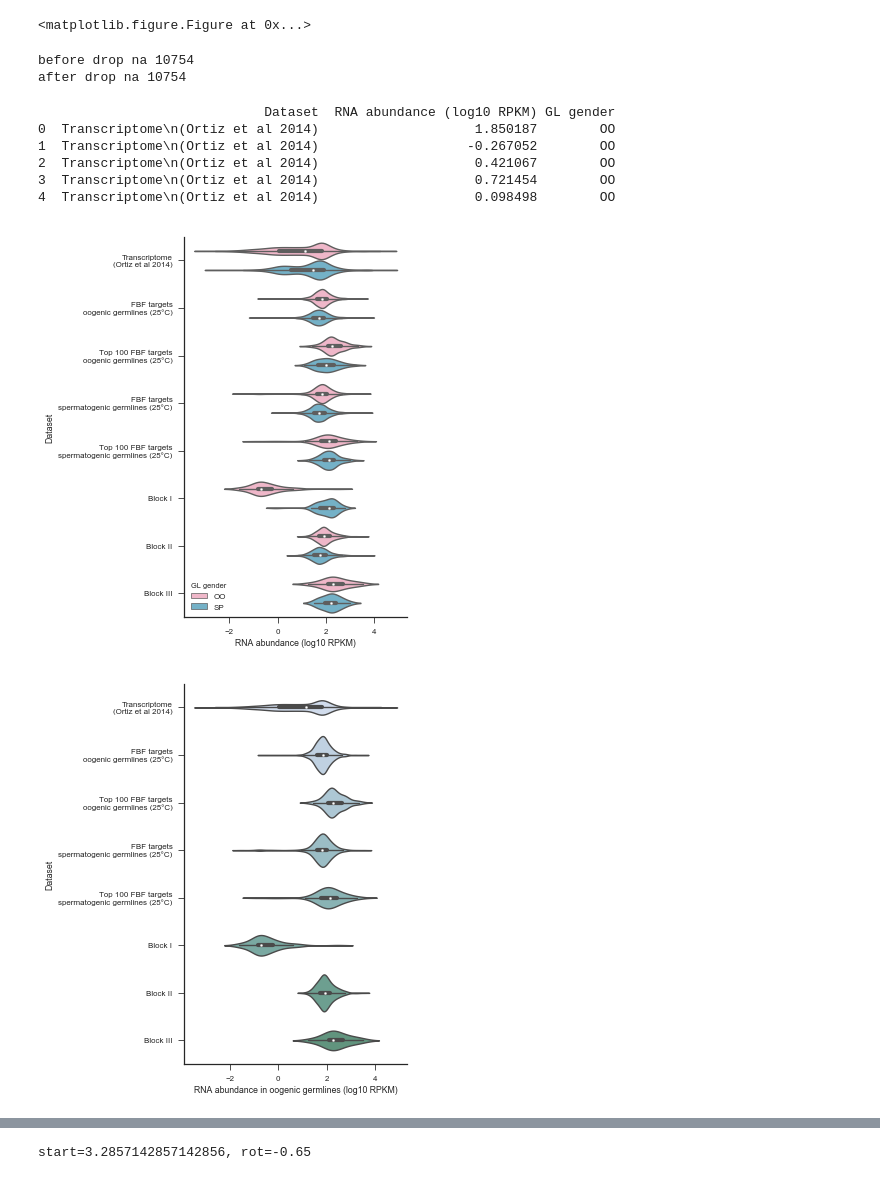
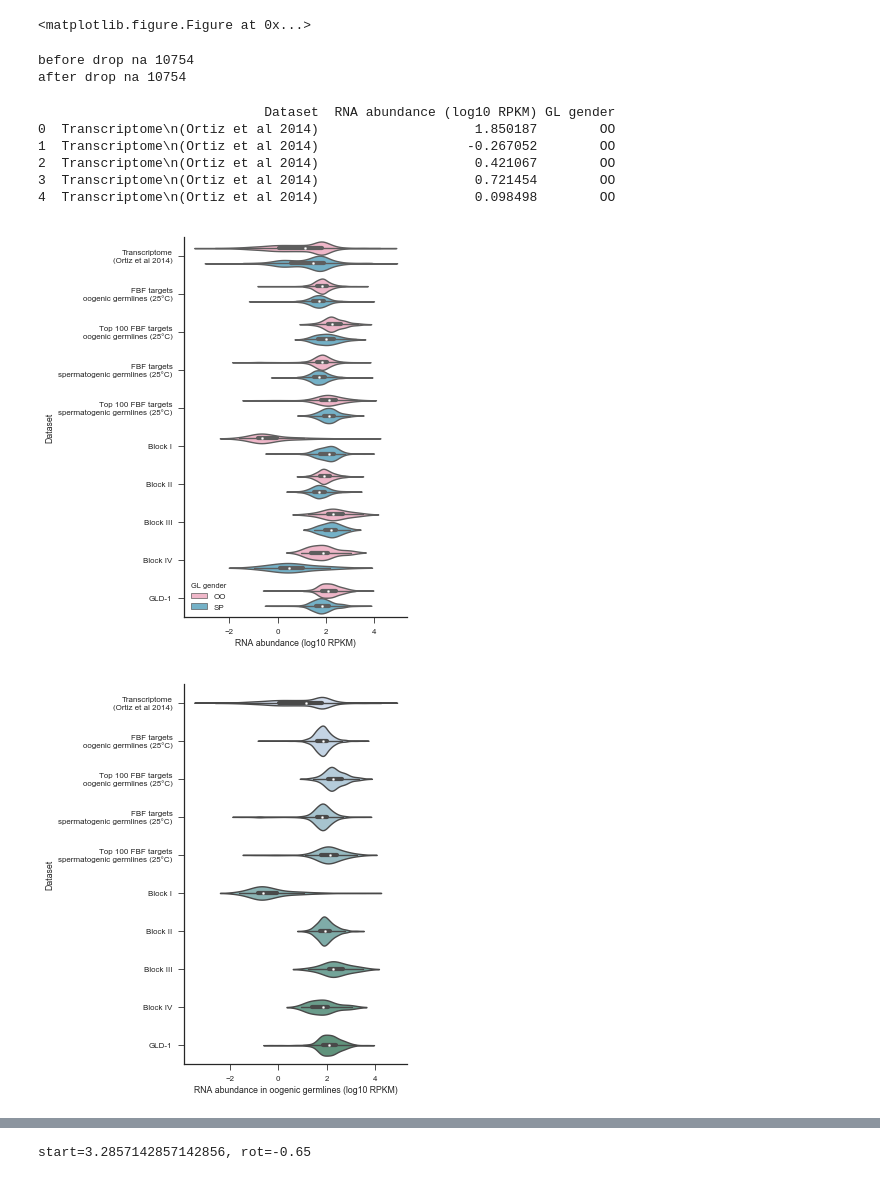
Before and after one commit to dfporter/FBF_gendered_gl, a Jupyter notebook: cliputil/Figure S3.ipynb, the cells around one changed output, grey strips where cells are left out. Saved outputs shown, nothing was run; the diff lists cells and outputs as text; code cells hidden in the pictures.

```diff
--- a/cliputil/Figure S3.ipynb
+++ b/cliputil/Figure S3.ipynb
@@ -190,6 +193,8 @@ class violinMaker():
         self.blocks.ii_names = set(ii_df['Gene name'].tolist())
         iii_df = pandas.read_excel(in_file, sheetname='Block III', index=False)
         self.blocks.iii_names = set(iii_df['Gene name'].tolist())
+        iv_df = pandas.read_excel(in_file, sheetname='Block IV', index=False)
+        self.blocks.iv_names = set(iv_df['Gene name'].tolist())
 
     def read_peaks(self):
 
@@ -201,6 +206,8 @@ class violinMaker():
             [(name in set(self.blocks.ii_names)) for name in self.rnaseq_df.gene_name]]
         self.peaks.iii = self.rnaseq_df[
             [(name in set(self.blocks.iii_names)) for name in self.rnaseq_df.gene_name]]
+        self.peaks.iv = self.rnaseq_df[
+            [(name in set(self.blocks.iv_names)) for name in self.rnaseq_df.gene_name]]
 
         def top_n(_df):
             _df = self.sort_drop_dups(_df.copy())
@@ -225,6 +232,13 @@ class violinMaker():
 
         self.peaks.top_sp_df = self.rnaseq_df[
             [(name in set(top_sp.gene_name)) for name in self.rnaseq_df.gene_name]]
+
+        # GLD-1 peaks also loaded.
+        fname = '/Users/dfporter/Desktop/macbook_air_Desktop/shared/sp_oo/FBF_gendered_gl/orthos/lib/gld1_raj.xlsx'
+        sheet_name = 'NIHMS339375-supplement-02'
+        gld1_df = pandas.read_excel(fname, sheet_name=sheet_name, index_col=False)
+        self.peaks.gld1_df = self.rnaseq_df[
+            [(name in set(gld1_df['Gene name'])) for name in self.rnaseq_df.gene_name]]
 
     def plot_scatter(self):
         with sns.plotting_context('paper'):
@@ -279,7 +293,11 @@ class violinMaker():
                     tups.append(['Block II', r, x])
                 for r in self.peaks.iii[x + ' RPKM']:
                     tups.append(['Block III', r, x])
+                for r in self.peaks.iv[x + ' RPKM']:
+                    tups.append(['Block IV', r, x])
 
+                for r in self.peaks.gld1_df[x + ' RPKM']:
+                    tups.append(['GLD-1', r, x])
 
             violin = pandas.DataFrame(
                 tups, columns=['Dataset', 'RNA abundance (log10 RPKM)', 'GL gender'])
@@ -328,32 +346,32 @@ class violinMaker():
             sp_violin['RNA abundance in spermatogenic germlines (log10 RPKM)'] = sp_violin['RNA abundance (log10 RPKM)']
 
             ax = sns.violinplot(
                 y='Dataset',
                 x='RNA abundance in spermatogenic germlines (log10 RPKM)',
 #                hue='GL gender',
                 data=sp_violin,
                 #palette=['#F9ADC5', '#66B7D5'],
                 palette=sns.cubehelix_palette(start=1.25, rot=0.6, n_colors=2*len(set(violin['Dataset']))),
                 ax=ax)
 
             sns.despine()
 
             fig.savefig(top_dir + 'figs/Figure S4 Spermatogenic.pdf',
                         bbox_inches='tight')
 
             plt.show(); plt.clf(); plt.close()
 
 vm = violinMaker()
 vm.read_inputs()
 vm.plot_violin()
 # %% [output]
 before drop na 10754
 after drop na 10754
                              Dataset  RNA abundance (log10 RPKM) GL gender
 0  Transcriptome\n(Ortiz et al 2014)                    1.850187        OO
 1  Transcriptome\n(Ortiz et al 2014)                   -0.267052        OO
 2  Transcriptome\n(Ortiz et al 2014)                    0.421067        OO
 3  Transcriptome\n(Ortiz et al 2014)                    0.721454        OO
 4  Transcriptome\n(Ortiz et al 2014)                    0.098498        OO
-[figure, old version]
+[figure, new version]
-[figure, old version]
+[figure, new version]
```
Also changed, not shown: parts of 2 cells of this notebook, 21 other files.
